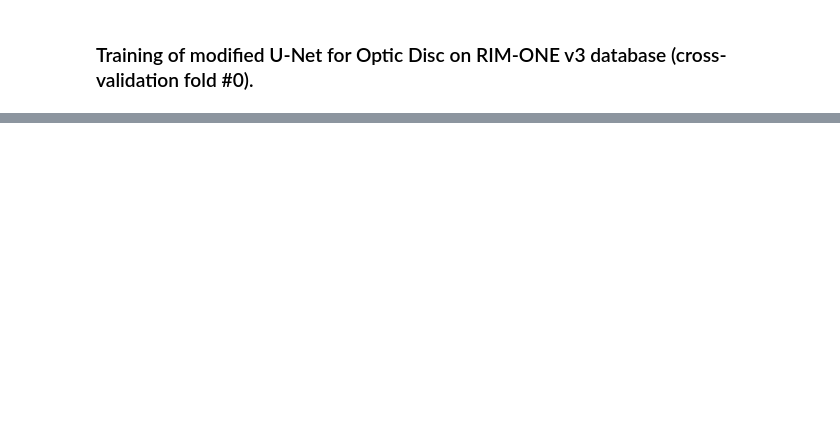
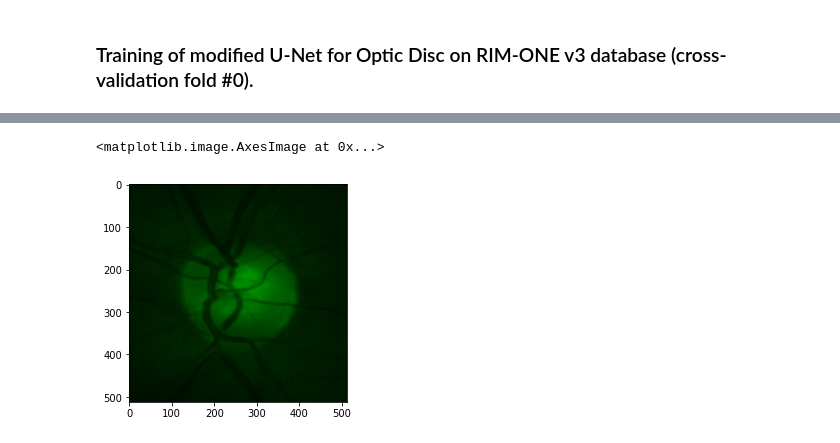
Before and after one commit to roaurelio/unet, a Jupyter notebook: scripts/unet_rimone_rgb_green.ipynb, the cells around one changed output, grey strips where cells are left out. Drawn from its saved outputs; the diff is of its cells as text; code cells hidden in the pictures; blank space fills up the shorter version.

```diff
--- a/scripts/unet_rimone_rgb_green.ipynb
+++ b/scripts/unet_rimone_rgb_green.ipynb
@@ -28,6 +31,11 @@ arch_name_disc = "Disc, log_dice loss"
 images, cups, discs = get_images(suf)
 images = get_color_channel(1, images)
 labels = np.array(h5f['RIM-ONE v3/512 px/is_ill'])
+# %%
+plt.imshow(images[0])
+# %% [output]
+<matplotlib.image.AxesImage at 0x...>
+[figure, added]
 # %%
 num_splits = 5
 train_idx_cv, test_idx_cv = [], []
```
Also changed, not shown: parts of 1 cell of this notebook, 37 other files.
